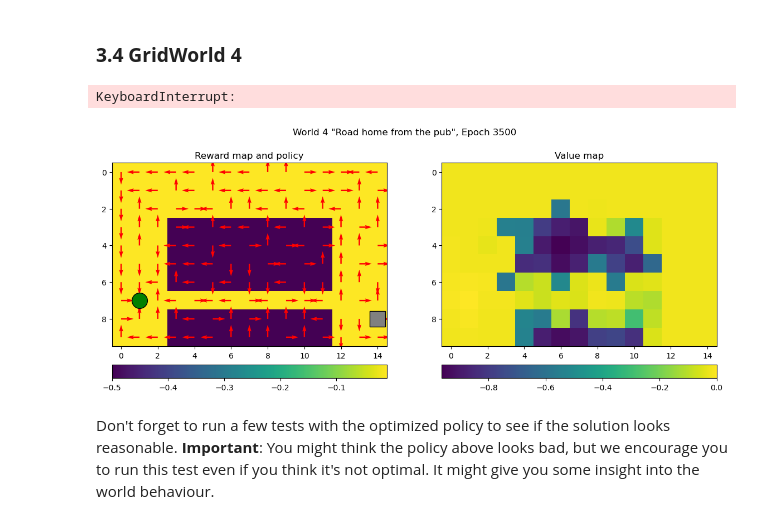
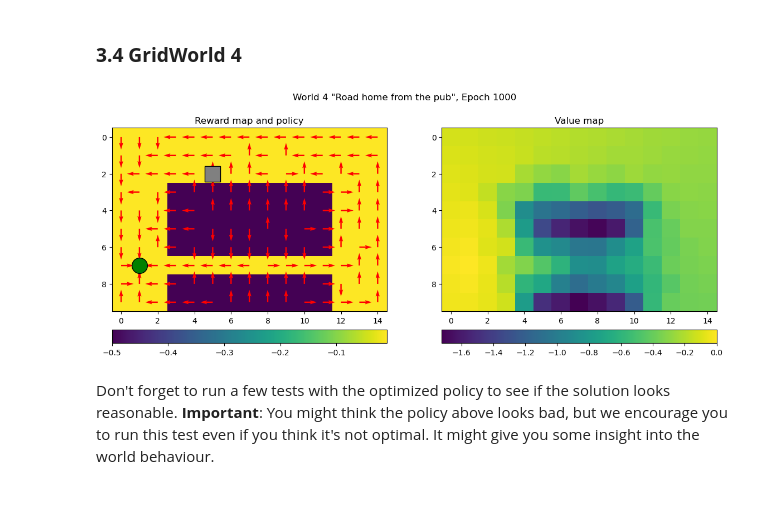
Before and after one commit to mfroeh/TBMI26, a Jupyter notebook: A4_Reinforcement/QLearning.ipynb, the cells around one changed output. Saved outputs shown, nothing was run; the diff lists cells and outputs as text; code cells hidden in the pictures.

```diff
--- a/A4_Reinforcement/QLearning.ipynb
+++ b/A4_Reinforcement/QLearning.ipynb
@@ -312,16 +317,15 @@ QLearningTest(W=W3, Q=Q3, params={"Epochs": 5, "MaxSteps": 100})
 # %%
 W4 = GridWorld(4)
 
 # --------------------------------------------
 # === Your code here =========================
 # --------------------------------------------
 
-Q4 = QLearning(W4, {"LR": 0.9, "Gamma": 0.5, "Eps": 0.2, "Epochs": 5000, "MaxSteps": 200, "DrawInterval": 100})
+Q4 = QLearning(W4, params={"LR": 0.10, "Gamma": 0.99, "Eps": 0.8, "Epochs": 1000, "MaxSteps": 500, "DrawInterval": 100})
 
 # ============================================
 # %% [output]
-KeyboardInterrupt:
-[figure, old version]
+[figure, new version]
 # %% [markdown]
 Don't forget to run a few tests with the optimized policy to see if the solution looks reasonable. **Important**: You might think the policy above looks bad, but we encourage you to run this test even if you think it's not optimal. It might give you some insight into the world behaviour.
 # %%
```
Also changed, not shown: parts of 31 cells of this notebook.
